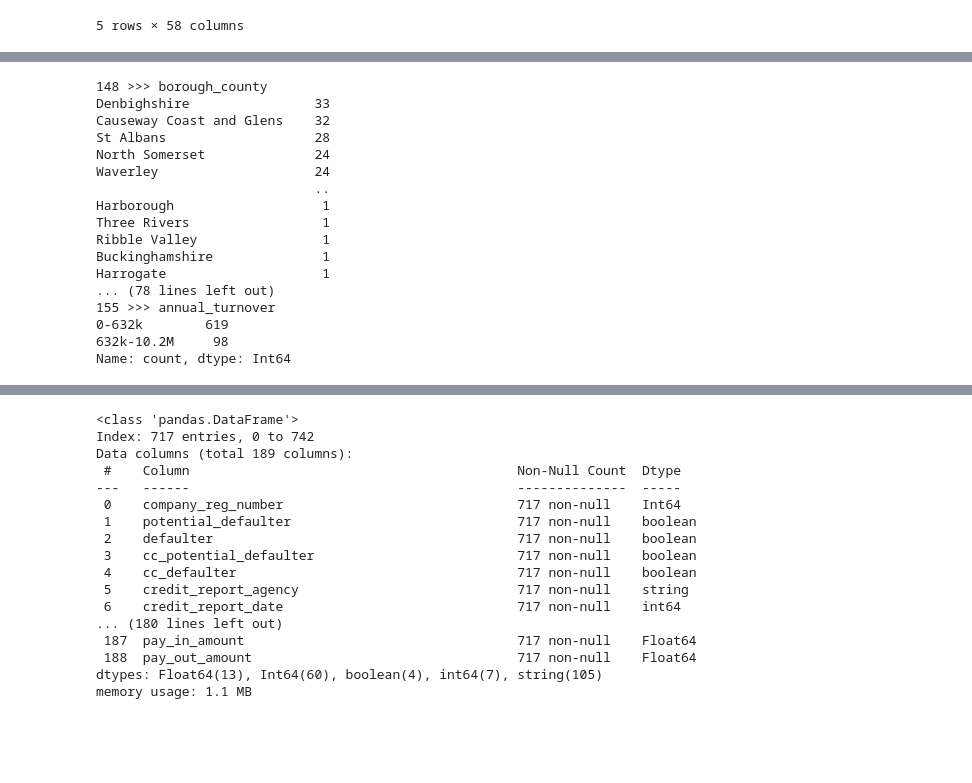
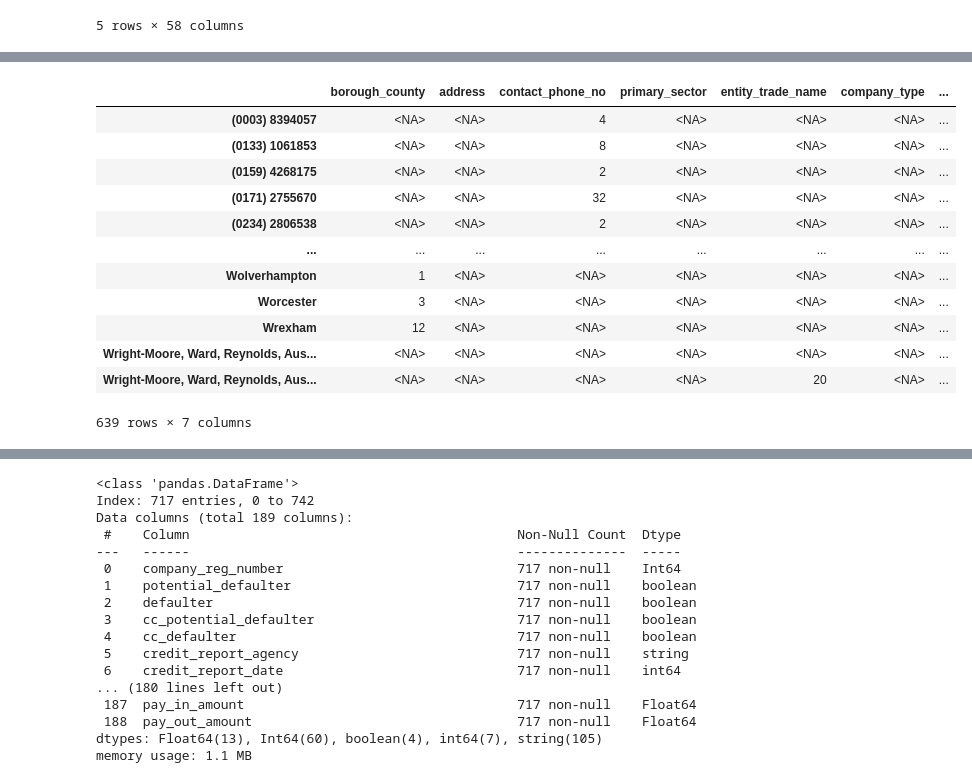
Before and after one commit to floatn/QML-for-finance, a Jupyter notebook: qml_code.ipynb, the cells around one changed output, grey strips where cells are left out. Drawn from its saved outputs; the diff is of its cells as text; code cells hidden in the pictures; blank space fills up the shorter version.

Commit message:
Fix: some preprocessing mistakes

```diff
--- a/qml_code.ipynb
+++ b/qml_code.ipynb
@@ -1497,6 +1476,8 @@ cs3_df[cs3_df.columns[57:115]].head()
 | 4 | Did not experience any challenges... | Not applicable | Not applicable | Not applicable | Not sure | ... |
 5 rows × 58 columns
 # %%
-for i in range(57, 115):
-    print(i, '>>>', cs3_df[cs3_df.columns[i]].value_counts())
-# 57:115 to orc (ordinal encoder)
+#cs3_df[cs3_df.columns[57]].value_counts()
+cs3_df[cs3_df.columns[58:115]].apply(pd.Series.value_counts)
+cs3_df[cs3_df.columns[58:115]] = cs3_df[cs3_df.columns[58:115]].replace(['Not sure', 'Not applicable'], pd.NA)
+# 57 to ohc, na-ignore
+# 58:115 to orc
@@ -1521,4 +1484,4 @@ Name: count, dtype: Int64
 # %%
-for i in range(132, 147):
-    print(i, '>>>', cs3_df[cs3_df.columns[i]].value_counts())
-# 132:147 to orc (ordinal encoder)
+cs3_df[cs3_df.columns[132:147]].apply(pd.Series.value_counts)
+cs3_df[cs3_df.columns[132:147]] = cs3_df[cs3_df.columns[132:147]].replace(['Not sure', 'Not applicable'], pd.NA)
+# 132:147 to orc
@@ -1543,26 +1488,21 @@ Name: count, dtype: Int64
 # %%
-for i in range(148, 156):
-    print(i, '>>>', cs3_df[cs3_df.columns[i]].value_counts())
-# 148:155 - ohc (+ preprocessing i.e. BoW ?)
-# 155 - orc
+cs3_df[cs3_df.columns[148:155]].apply(pd.Series.value_counts)
+# 148:155 to ohc (+ preprocessing i.e. BoW ?)
+# 155 to orc
 # %% [output]
+|  | borough_county | address | contact_phone_no | primary_sector | entity_trade_name | company_type | ... |
+| (0003) 8394057 | <NA> | <NA> | 4 | <NA> | <NA> | <NA> | ... |
+| (0133) 1061853 | <NA> | <NA> | 8 | <NA> | <NA> | <NA> | ... |
+| (0159) 4268175 | <NA> | <NA> | 2 | <NA> | <NA> | <NA> | ... |
+| (0171) 2755670 | <NA> | <NA> | 32 | <NA> | <NA> | <NA> | ... |
+| (0234) 2806538 | <NA> | <NA> | 2 | <NA> | <NA> | <NA> | ... |
+| ... | ... | ... | ... | ... | ... | ... | ... |
+| Wolverhampton | 1 | <NA> | <NA> | <NA> | <NA> | <NA> | ... |
+| Worcester | 3 | <NA> | <NA> | <NA> | <NA> | <NA> | ... |
+| Wrexham | 12 | <NA> | <NA> | <NA> | <NA> | <NA> | ... |
+| Wright-Moore, Ward, Reynolds, Aus... | <NA> | <NA> | <NA> | <NA> | <NA> | <NA> | ... |
+| Wright-Moore, Ward, Reynolds, Aus... | <NA> | <NA> | <NA> | <NA> | 20 | <NA> | ... |
-148 >>> borough_county
-Denbighshire                33
-Causeway Coast and Glens    32
-St Albans                   28
-North Somerset              24
-Waverley                    24
-                            ..
-Harborough                   1
-Three Rivers                 1
-Ribble Valley                1
-Buckinghamshire              1
-Harrogate                    1
-... (78 lines left out)
-155 >>> annual_turnover
-0-632k        619
-632k-10.2M     98
-Name: count, dtype: Int64
+639 rows × 7 columns
 # %%
 cs3_df[cs3_df.columns[158]] = pd.to_datetime(cs3_df[cs3_df.columns[158]]).apply(lambda x: dt.datetime.toordinal(x))
 # %%
```
Also changed, not shown: parts of 12 cells of this notebook.
